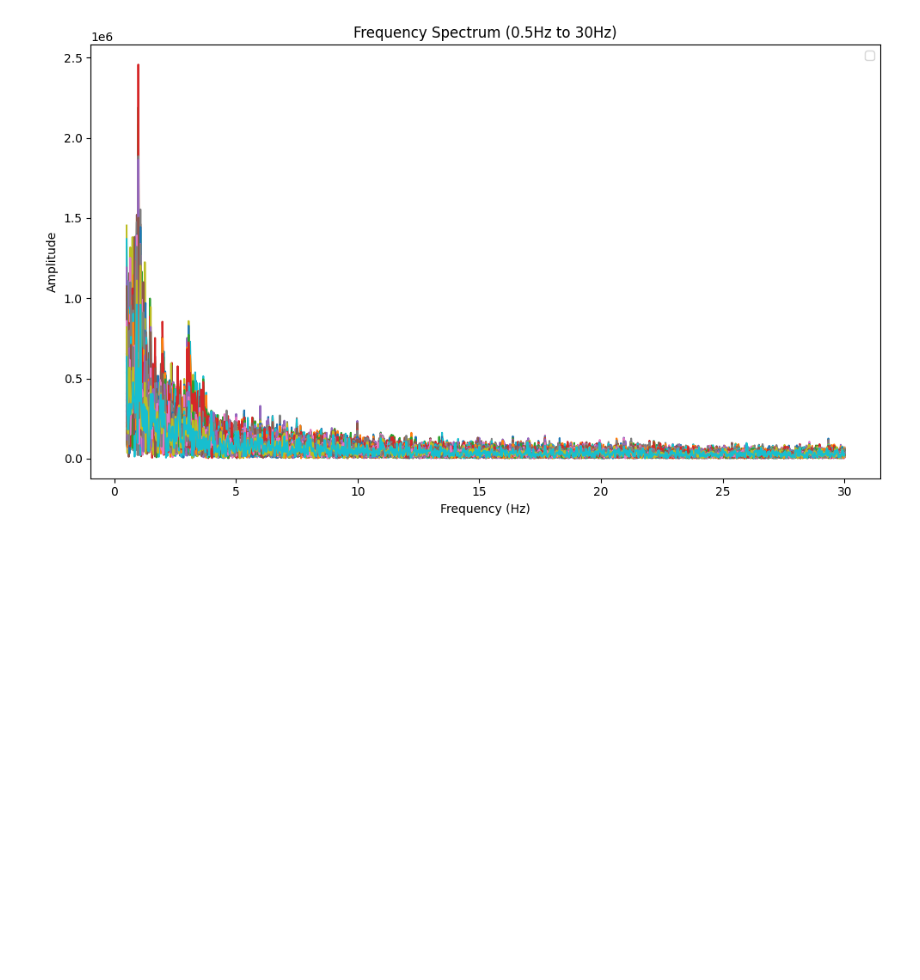
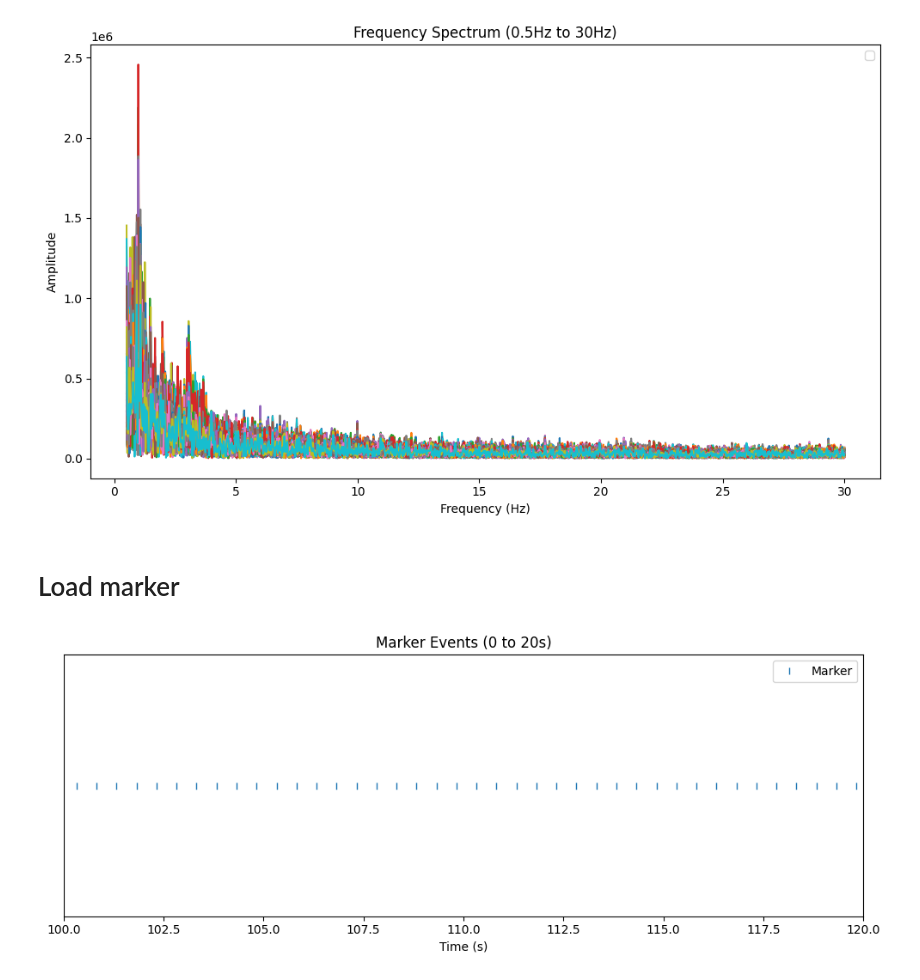
Before and after one commit to logic-uni/ET_data_analysis, a Jupyter notebook: Oscillation/LFP_FFT_NP2.ipynb, the cells around one changed output. Drawn from its saved outputs; the diff is of its cells as text; code cells hidden in the pictures; blank space fills up the shorter version.

```diff
--- a/Oscillation/LFP_FFT_NP2.ipynb
+++ b/Oscillation/LFP_FFT_NP2.ipynb
@@ -57,3 +77,20 @@ plt.legend()
 plt.tight_layout()
 # %% [output]
 [figure]
+# %% [markdown]
+# Load marker
+# %%
+marker = np.load(f'/data1/zhangyuhao/xinchao_data/NP2/{mice}/Marker/run_stop_times_evenRun_odd_Stop.npy')  # unit s
+fall_times = np.load(f'/data1/zhangyuhao/xinchao_data/NP2/{mice}/Marker/fall_times.npy')  # unit s
+rise_times = np.load(f'/data1/zhangyuhao/xinchao_data/NP2/{mice}/Marker/rise_times.npy')  # unit s
+plt.figure(figsize=(10, 4))
+plt.plot(marker, np.zeros_like(marker), '|', label='Marker')
+plt.xlim(100, 120)
+plt.title('Marker Events (0 to 20s)')
+plt.xlabel('Time (s)')
+plt.yticks([])
+plt.legend()
+plt.tight_layout()
+plt.show()
+# %% [output]
+[figure, added]
```
Also changed, not shown: parts of 8 cells of this notebook, 3 other files.
